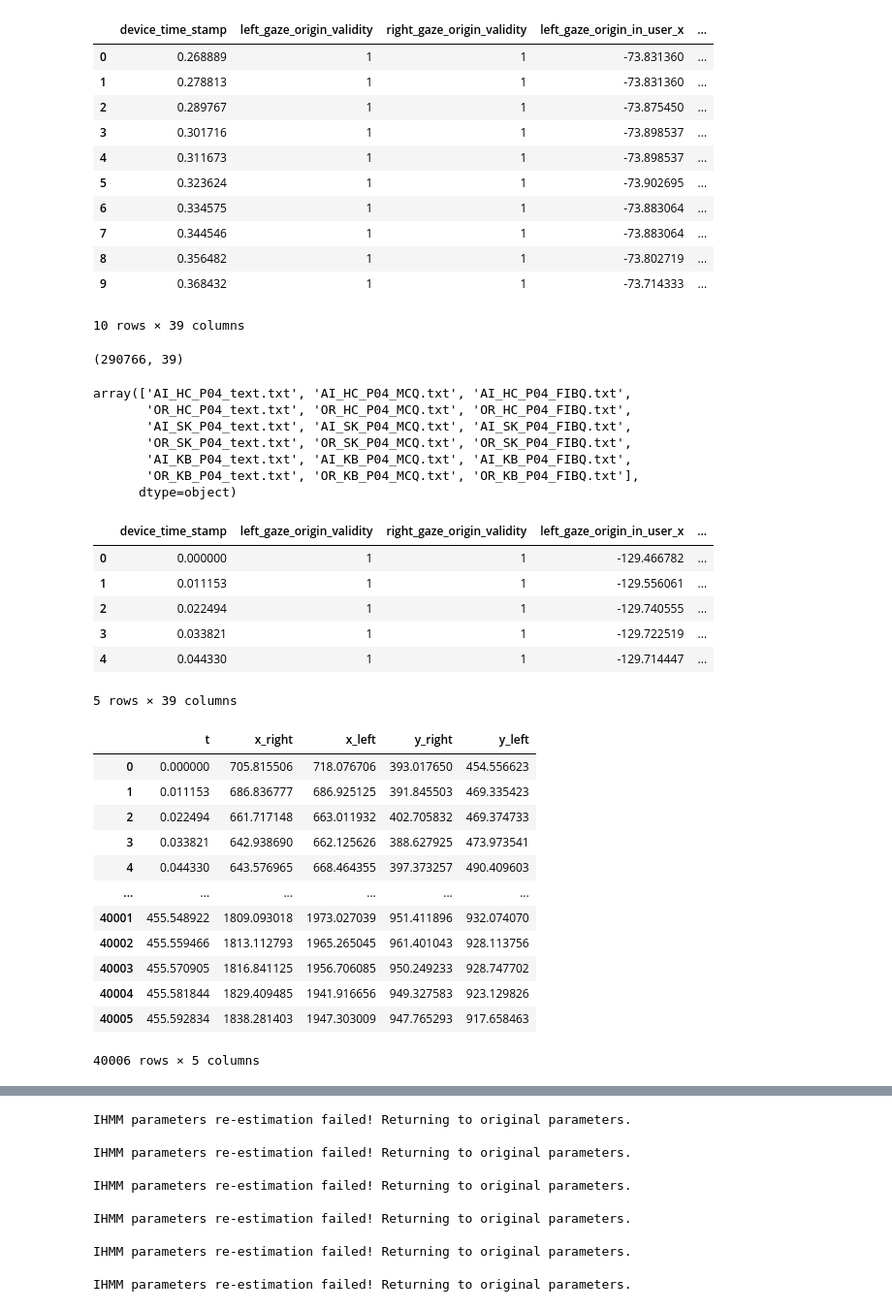
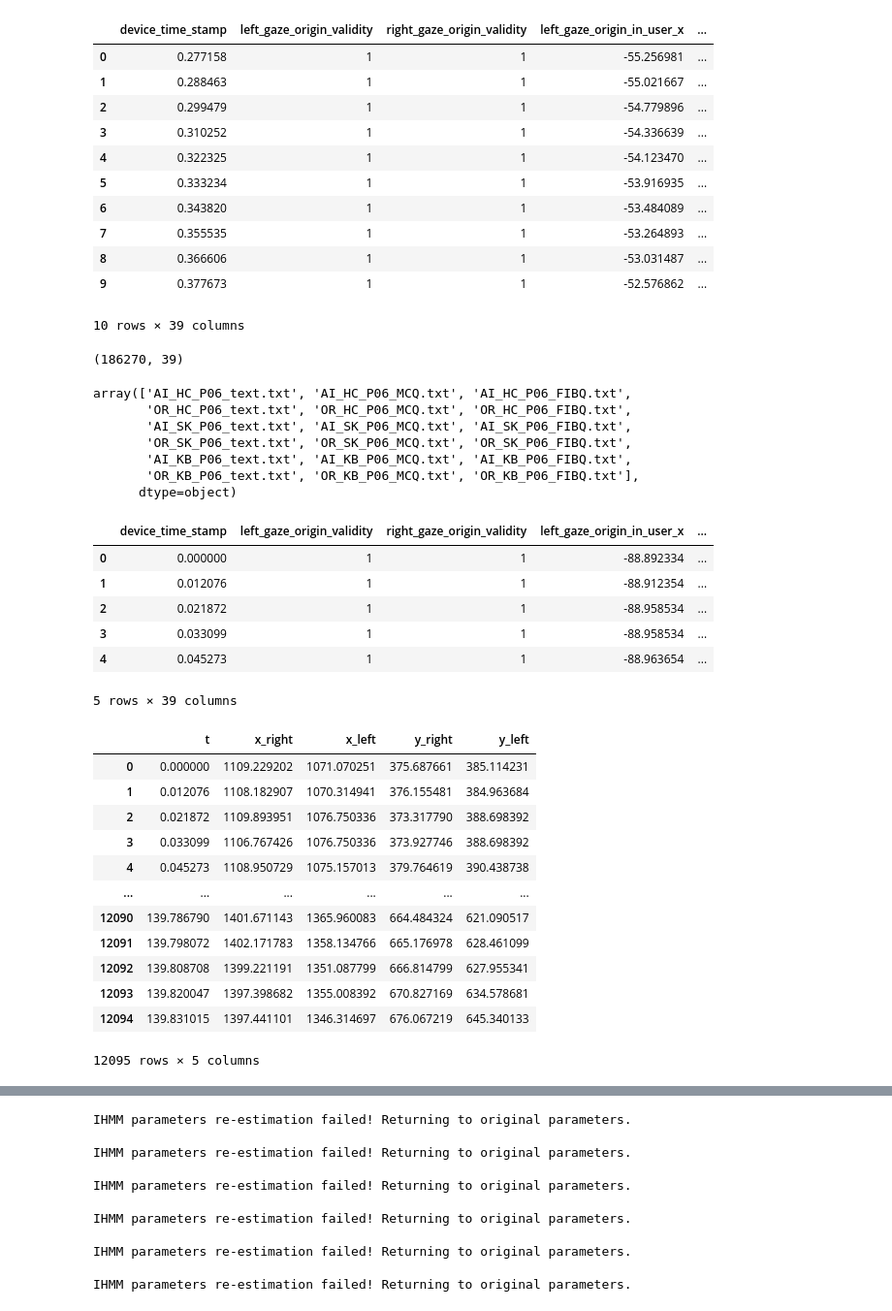
Before and after one commit to slayervictor/Fagpakkeprojekt-Eyes-Modelling, a Jupyter notebook: eye_tracking_expiriment/data_extraction.ipynb, the cells around one changed output, grey strips where cells are left out. Shown at 97% size. Saved outputs shown, nothing was run; the diff lists cells and outputs as text; code cells hidden in the pictures.

```diff
--- a/eye_tracking_expiriment/data_extraction.ipynb
+++ b/eye_tracking_expiriment/data_extraction.ipynb
@@ -12,36 +12,36 @@ testperson = 5
 # %%
 warnings.filterwarnings('ignore')
-gaze = pd.read_csv("../eye_tracking_expiriment\data\gaze_data_Tobias_5.csv")
+gaze = pd.read_csv("../eye_tracking_expiriment\data\gaze_data_Johan_7.csv")
 gaze.head(10)
 # %% [output]
 |  | device_time_stamp | left_gaze_origin_validity | right_gaze_origin_validity | left_gaze_origin_in_user_x | ... |
-| 0 | 0.268889 | 1 | 1 | -73.831360 | ... |
-| 1 | 0.278813 | 1 | 1 | -73.831360 | ... |
-| 2 | 0.289767 | 1 | 1 | -73.875450 | ... |
-| 3 | 0.301716 | 1 | 1 | -73.898537 | ... |
-| 4 | 0.311673 | 1 | 1 | -73.898537 | ... |
-| 5 | 0.323624 | 1 | 1 | -73.902695 | ... |
-| 6 | 0.334575 | 1 | 1 | -73.883064 | ... |
-| 7 | 0.344546 | 1 | 1 | -73.883064 | ... |
-| 8 | 0.356482 | 1 | 1 | -73.802719 | ... |
-| 9 | 0.368432 | 1 | 1 | -73.714333 | ... |
+| 0 | 0.277158 | 1 | 1 | -55.256981 | ... |
+| 1 | 0.288463 | 1 | 1 | -55.021667 | ... |
+| 2 | 0.299479 | 1 | 1 | -54.779896 | ... |
+| 3 | 0.310252 | 1 | 1 | -54.336639 | ... |
+| 4 | 0.322325 | 1 | 1 | -54.123470 | ... |
+| 5 | 0.333234 | 1 | 1 | -53.916935 | ... |
+| 6 | 0.343820 | 1 | 1 | -53.484089 | ... |
+| 7 | 0.355535 | 1 | 1 | -53.264893 | ... |
+| 8 | 0.366606 | 1 | 1 | -53.031487 | ... |
+| 9 | 0.377673 | 1 | 1 | -52.576862 | ... |
 10 rows × 39 columns
 # %%
 gaze = gaze.dropna()
 gaze.reset_index(drop=True, inplace=True)
 gaze.shape
 # %% [output]
-(290766, 39)
+(186270, 39)
 # %%
 un = gaze["text_file"].unique()
 un
 # %% [output]
-array(['AI_HC_P04_text.txt', 'AI_HC_P04_MCQ.txt', 'AI_HC_P04_FIBQ.txt',
-       'OR_HC_P04_text.txt', 'OR_HC_P04_MCQ.txt', 'OR_HC_P04_FIBQ.txt',
-       'AI_SK_P04_text.txt', 'AI_SK_P04_MCQ.txt', 'AI_SK_P04_FIBQ.txt',
-       'OR_SK_P04_text.txt', 'OR_SK_P04_MCQ.txt', 'OR_SK_P04_FIBQ.txt',
-       'AI_KB_P04_text.txt', 'AI_KB_P04_MCQ.txt', 'AI_KB_P04_FIBQ.txt',
-       'OR_KB_P04_text.txt', 'OR_KB_P04_MCQ.txt', 'OR_KB_P04_FIBQ.txt'],
+array(['AI_HC_P06_text.txt', 'AI_HC_P06_MCQ.txt', 'AI_HC_P06_FIBQ.txt',
+       'OR_HC_P06_text.txt', 'OR_HC_P06_MCQ.txt', 'OR_HC_P06_FIBQ.txt',
+       'AI_SK_P06_text.txt', 'AI_SK_P06_MCQ.txt', 'AI_SK_P06_FIBQ.txt',
+       'OR_SK_P06_text.txt', 'OR_SK_P06_MCQ.txt', 'OR_SK_P06_FIBQ.txt',
+       'AI_KB_P06_text.txt', 'AI_KB_P06_MCQ.txt', 'AI_KB_P06_FIBQ.txt',
+       'OR_KB_P06_text.txt', 'OR_KB_P06_MCQ.txt', 'OR_KB_P06_FIBQ.txt'],
       dtype=object)
 # %%
 im_HC_AI = gaze[(gaze["Label"] == "Immersive") & (gaze["text_file"] == un[0])]
@@ -65,11 +65,11 @@ im_KB_OR["device_time_stamp"] = im_KB_OR["device_time_stamp"] - im_KB_OR["device
 im_SK_OR.head(5)
 # %% [output]
 |  | device_time_stamp | left_gaze_origin_validity | right_gaze_origin_validity | left_gaze_origin_in_user_x | ... |
-| 0 | 0.000000 | 1 | 1 | -129.466782 | ... |
-| 1 | 0.011153 | 1 | 1 | -129.556061 | ... |
-| 2 | 0.022494 | 1 | 1 | -129.740555 | ... |
-| 3 | 0.033821 | 1 | 1 | -129.722519 | ... |
-| 4 | 0.044330 | 1 | 1 | -129.714447 | ... |
+| 0 | 0.000000 | 1 | 1 | -88.892334 | ... |
+| 1 | 0.012076 | 1 | 1 | -88.912354 | ... |
+| 2 | 0.021872 | 1 | 1 | -88.958534 | ... |
+| 3 | 0.033099 | 1 | 1 | -88.958534 | ... |
+| 4 | 0.045273 | 1 | 1 | -88.963654 | ... |
 5 rows × 39 columns
 # %%
 left_x = im_SK_OR['left_gaze_point_on_display_area_x']*2560
@@ -81,18 +81,18 @@ eyes = pd.DataFrame({'t': t, 'x_right': right_x, 'x_left': left_x, 'y_right': ri
 eyes
 # %% [output]
 |  | t | x_right | x_left | y_right | y_left |
-| 0 | 0.000000 | 705.815506 | 718.076706 | 393.017650 | 454.556623 |
-| 1 | 0.011153 | 686.836777 | 686.925125 | 391.845503 | 469.335423 |
-| 2 | 0.022494 | 661.717148 | 663.011932 | 402.705832 | 469.374733 |
-| 3 | 0.033821 | 642.938690 | 662.125626 | 388.627925 | 473.973541 |
-| 4 | 0.044330 | 643.576965 | 668.464355 | 397.373257 | 490.409603 |
+| 0 | 0.000000 | 1109.229202 | 1071.070251 | 375.687661 | 385.114231 |
+| 1 | 0.012076 | 1108.182907 | 1070.314941 | 376.155481 | 384.963684 |
+| 2 | 0.021872 | 1109.893951 | 1076.750336 | 373.317790 | 388.698392 |
+| 3 | 0.033099 | 1106.767426 | 1076.750336 | 373.927746 | 388.698392 |
+| 4 | 0.045273 | 1108.950729 | 1075.157013 | 379.764619 | 390.438738 |
 | ... | ... | ... | ... | ... | ... |
-| 40001 | 455.548922 | 1809.093018 | 1973.027039 | 951.411896 | 932.074070 |
-| 40002 | 455.559466 | 1813.112793 | 1965.265045 | 961.401043 | 928.113756 |
-| 40003 | 455.570905 | 1816.841125 | 1956.706085 | 950.249233 | 928.747702 |
-| 40004 | 455.581844 | 1829.409485 | 1941.916656 | 949.327583 | 923.129826 |
-| 40005 | 455.592834 | 1838.281403 | 1947.303009 | 947.765293 | 917.658463 |
+| 12090 | 139.786790 | 1401.671143 | 1365.960083 | 664.484324 | 621.090517 |
+| 12091 | 139.798072 | 1402.171783 | 1358.134766 | 665.176978 | 628.461099 |
+| 12092 | 139.808708 | 1399.221191 | 1351.087799 | 666.814799 | 627.955341 |
+| 12093 | 139.820047 | 1397.398682 | 1355.008392 | 670.827169 | 634.578681 |
+| 12094 | 139.831015 | 1397.441101 | 1346.314697 | 676.067219 | 645.340133 |
-40006 rows × 5 columns
+12095 rows × 5 columns
 # %%
 f, axes = plt.subplots(2, 1, figsize=(15, 8))
 
```
Also changed, not shown: parts of 8 cells of this notebook, 2 other files.
